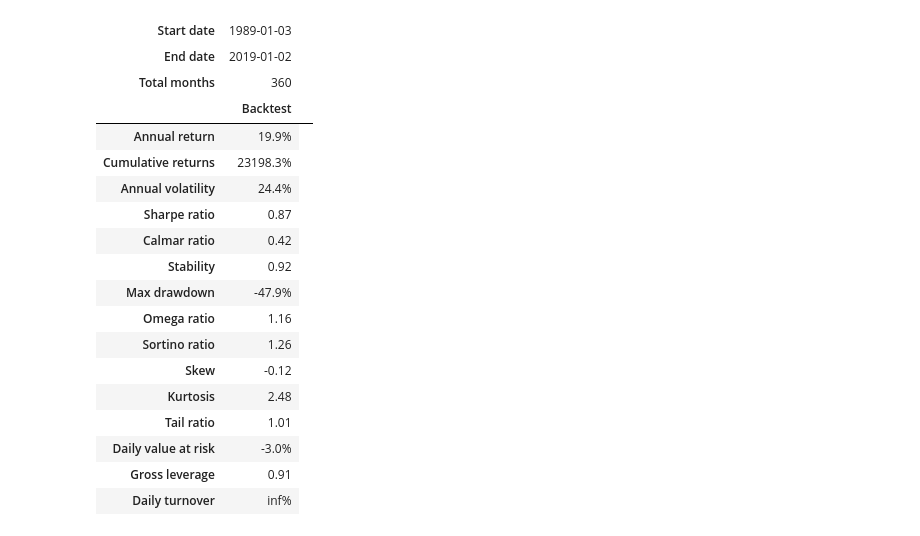
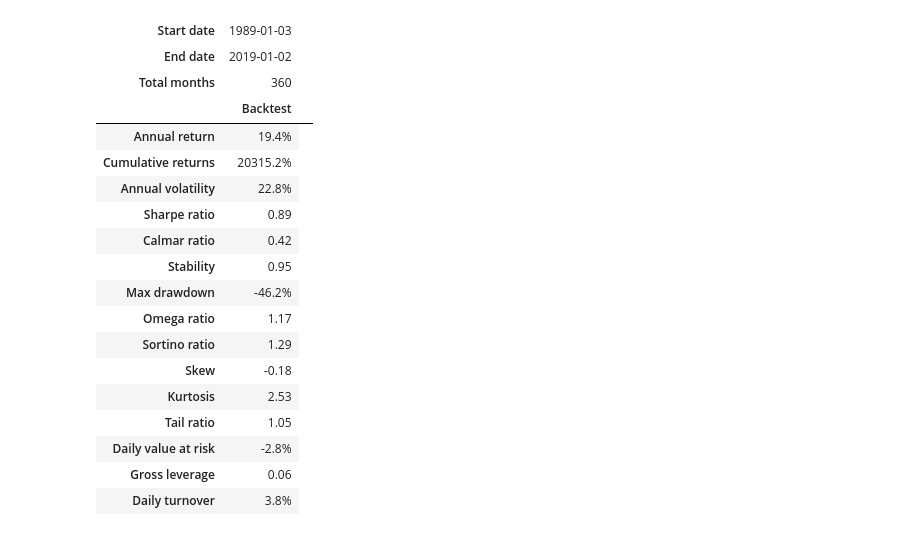
Before and after one commit to teddykoker/survivorship-free-spy, a Jupyter notebook: research/upro_tmf_sim_strat.ipynb, the cells around one changed output. Drawn from its saved outputs; the diff is of its cells as text; code cells hidden in the pictures.

```diff
--- a/research/upro_tmf_sim_strat.ipynb
+++ b/research/upro_tmf_sim_strat.ipynb
@@ -7,29 +8,39 @@ class Strat(bt.Strategy):
     def __init__(self):
         self.UPRO = self.datas[0]
         self.TMF = self.datas[1]
+        self.SPY = self.datas[2]
+        self.sma500 = bt.indicators.SimpleMovingAverage(self.SPY, period=500)
+        self.sma200 = bt.indicators.SimpleMovingAverage(self.SPY, period=100)
+
         self.counter = 0
 
     def next(self):
-        if  self.counter % 20 == 0:
-            self.order_target_percent(self.UPRO, target=.5)
-            self.order_target_percent(self.TMF, target=.5)
+        if  self.counter % 50 == 0:
+            self.order_target_percent(self.UPRO, target=.49)
+            self.order_target_percent(self.TMF, target=.49)
         self.counter += 1
 
 
-start = datetime(1999,1,1)
-end = datetime(2019,1,1)
+cerebro = bt.Cerebro()
 
-cerebro = bt.Cerebro()
+start = datetime(1989, 1, 1)
+end = datetime(2019, 1, 1)
 
 upro = bt.feeds.YahooFinanceCSVData(dataname='../data/UPRO_SIM.csv')
 tmf = bt.feeds.YahooFinanceCSVData(dataname='../data/TMF_SIM.csv')
+spy = bt.feeds.YahooFinanceData(dataname='VFINX',
+                                fromdate=start,
+                                todate=end)
 
 cerebro.adddata(upro)
 cerebro.adddata(tmf)
+cerebro.adddata(spy)
 
 cerebro.addstrategy(Strat)
 cerebro.addanalyzer(bt.analyzers.PyFolio, _name='pyfolio')
 
+cerebro.broker.setcommission(commission=0.01)
+
 results = cerebro.run()
 cerebro.plot()
 # %% [output]
@@ -41,28 +50,28 @@ import pyfolio as pf
 # %%
 
 strat = results[0]
 pyfoliozer = strat.analyzers.getbyname('pyfolio')
 returns, positions, transactions, gross_lev = pyfoliozer.get_pf_items()
-pf.create_simple_tear_sheet(returns, positions=positions, transactions=transactions,)
+pf.create_simple_tear_sheet(returns, positions=positions, transactions=transactions)
 # %% [output]
 | Start date | 1989-01-03 |  |
 | End date | 2019-01-02 |  |
 | Total months | 360 |  |
 |  | Backtest |
-| Annual return | 19.9% |
-| Cumulative returns | 23198.3% |
-| Annual volatility | 24.4% |
-| Sharpe ratio | 0.87 |
+| Annual return | 19.4% |
+| Cumulative returns | 20315.2% |
+| Annual volatility | 22.8% |
+| Sharpe ratio | 0.89 |
 | Calmar ratio | 0.42 |
-| Stability | 0.92 |
-| Max drawdown | -47.9% |
-| Omega ratio | 1.16 |
-| Sortino ratio | 1.26 |
-| Skew | -0.12 |
-| Kurtosis | 2.48 |
-| Tail ratio | 1.01 |
-| Daily value at risk | -3.0% |
-| Gross leverage | 0.91 |
-| Daily turnover | inf% |
+| Stability | 0.95 |
+| Max drawdown | -46.2% |
+| Omega ratio | 1.17 |
+| Sortino ratio | 1.29 |
+| Skew | -0.18 |
+| Kurtosis | 2.53 |
+| Tail ratio | 1.05 |
+| Daily value at risk | -2.8% |
+| Gross leverage | 0.06 |
+| Daily turnover | 3.8% |
 [interactive output not drawn]
 [interactive output not drawn]
```
Also changed, not shown: parts of 3 cells of this notebook, 3 other files.
